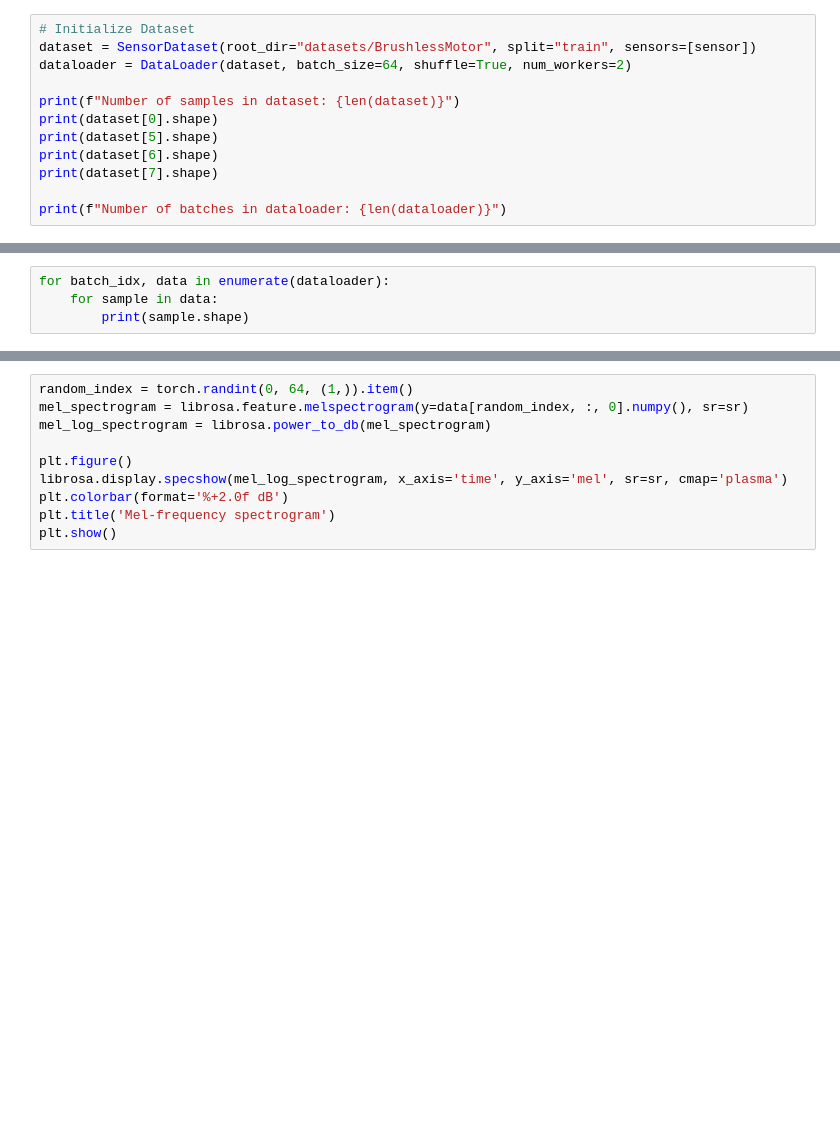
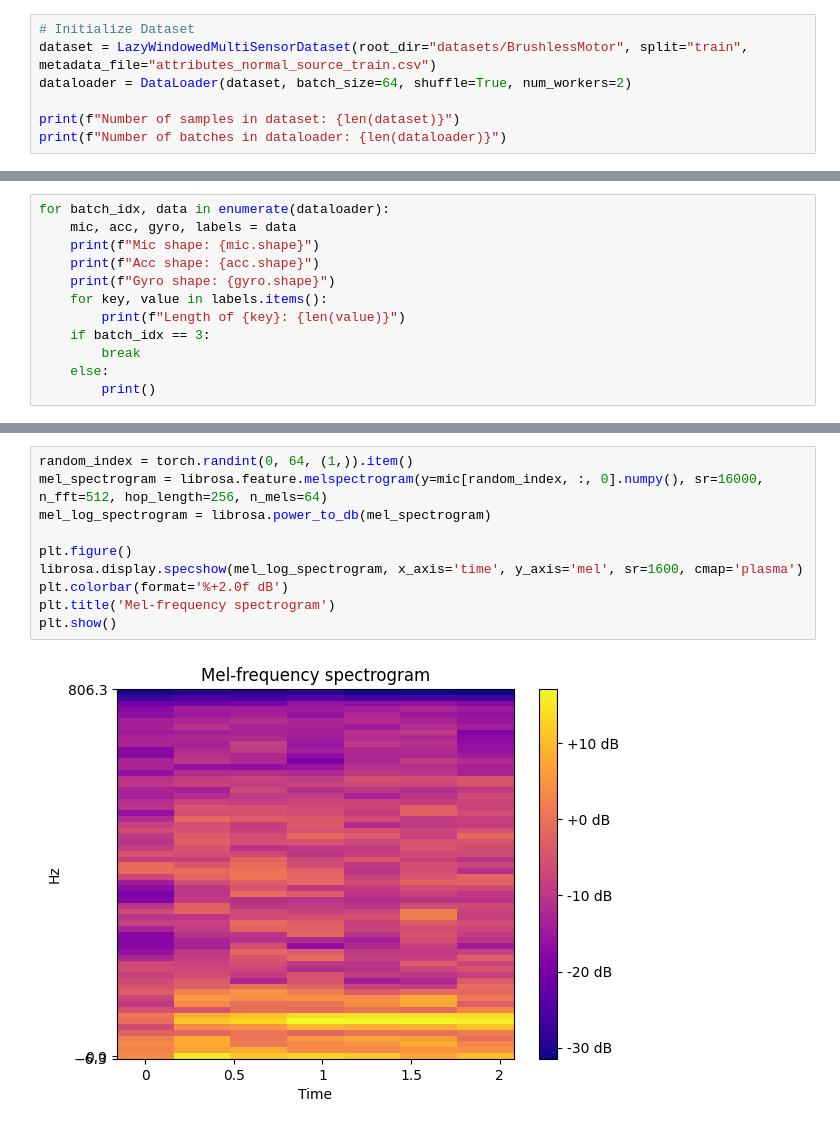
Before and after one commit to nMaax/UROP, a Jupyter notebook: notebooks/01-data-explore.ipynb, the cells around one changed output, grey strips where cells are left out. Cells and saved outputs as stored; diff of their text form; blank space fills up the shorter version.

Commit message:
Introduced dataset class for loading signals in sync

```diff
--- a/notebooks/01-data-explore.ipynb
+++ b/notebooks/01-data-explore.ipynb
@@ -28,13 +28,8 @@ sr = config['sampling_rate'][sensor]
 # %%
 # Initialize Dataset
-dataset = SensorDataset(root_dir="datasets/BrushlessMotor", split="train", sensors=[sensor])
+dataset = LazyWindowedMultiSensorDataset(root_dir="datasets/BrushlessMotor", split="train", metadata_file="attributes_normal_source_train.csv")
 dataloader = DataLoader(dataset, batch_size=64, shuffle=True, num_workers=2)
 
 print(f"Number of samples in dataset: {len(dataset)}")
-print(dataset[0].shape)
-print(dataset[5].shape)
-print(dataset[6].shape)
-print(dataset[7].shape)
-
 print(f"Number of batches in dataloader: {len(dataloader)}")
 # %% [output]
@@ -47,4 +52,0 @@ Number of batches in dataloader: 21
-# %%
-for batch_idx, data in enumerate(dataloader):
-    for sample in data:
-        print(sample.shape)
@@ -55,0 +53,12 @@ Original Traceback (most recent call last):
+# %%
+for batch_idx, data in enumerate(dataloader):
+    mic, acc, gyro, labels = data
+    print(f"Mic shape: {mic.shape}")
+    print(f"Acc shape: {acc.shape}")
+    print(f"Gyro shape: {gyro.shape}")
+    for key, value in labels.items():
+        print(f"Length of {key}: {len(value)}")
+    if batch_idx == 3:
+        break
+    else:
+        print()
@@ -56,10 +83,12 @@ Original Traceback (most recent call last):
 # %%
 random_index = torch.randint(0, 64, (1,)).item()
-mel_spectrogram = librosa.feature.melspectrogram(y=data[random_index, :, 0].numpy(), sr=sr)
+mel_spectrogram = librosa.feature.melspectrogram(y=mic[random_index, :, 0].numpy(), sr=16000, n_fft=512, hop_length=256, n_mels=64)
 mel_log_spectrogram = librosa.power_to_db(mel_spectrogram)
 
 plt.figure()
-librosa.display.specshow(mel_log_spectrogram, x_axis='time', y_axis='mel', sr=sr, cmap='plasma')
+librosa.display.specshow(mel_log_spectrogram, x_axis='time', y_axis='mel', sr=1600, cmap='plasma')
 plt.colorbar(format='%+2.0f dB')
 plt.title('Mel-frequency spectrogram')
 plt.show()
+# %% [output]
+[figure, added]
```
Also changed, not shown: parts of 6 cells of this notebook, 5 other files.
